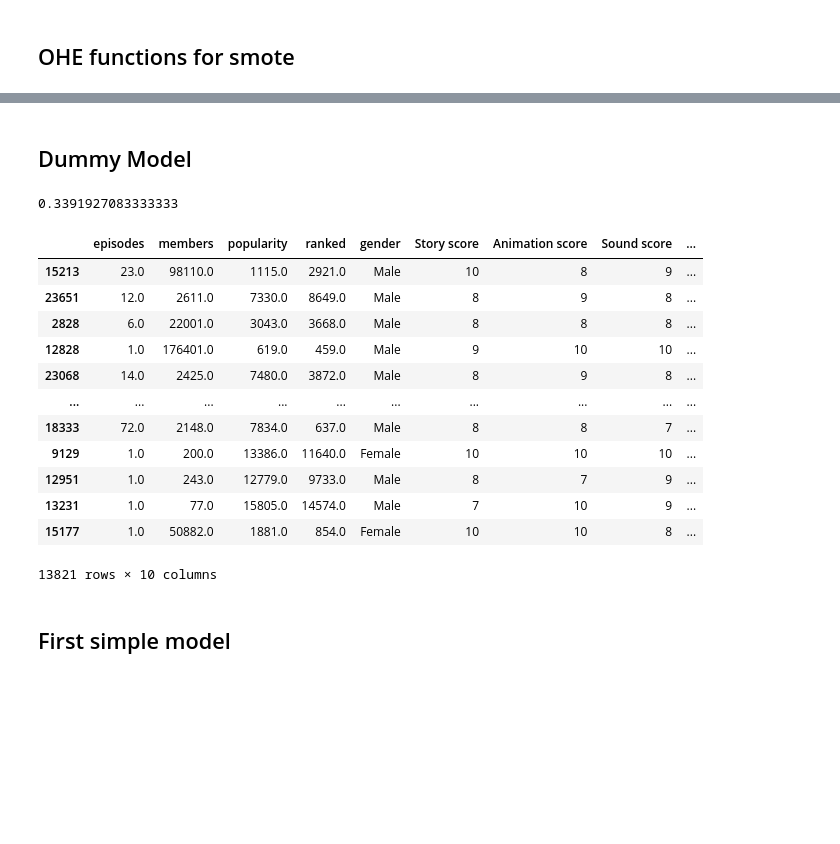
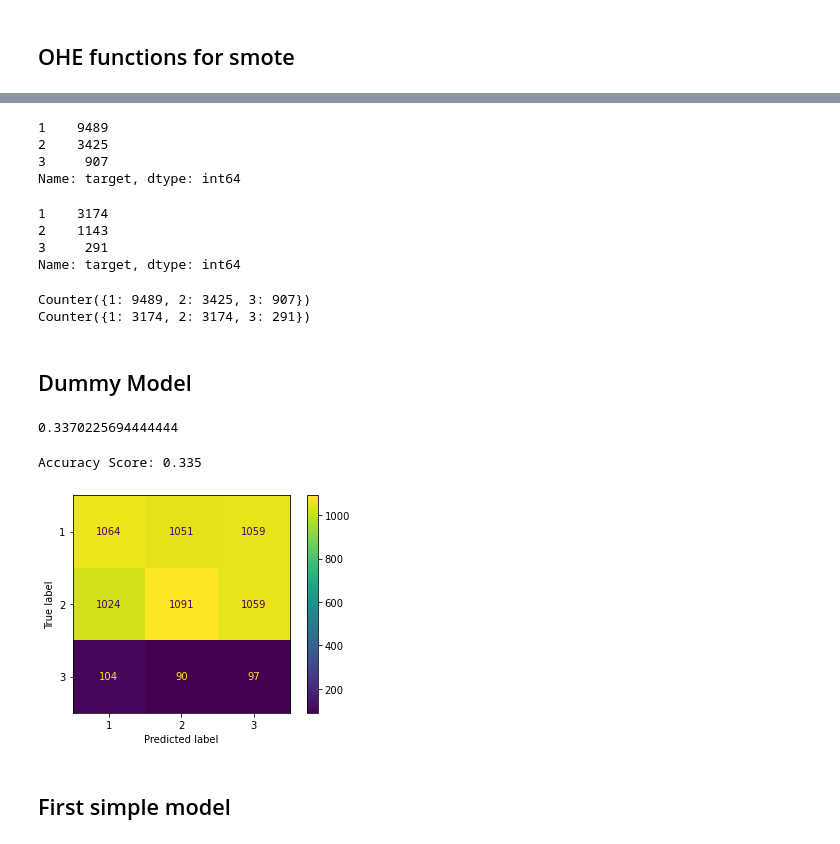
Before and after one commit to ileneee/Anime-Classification, a Jupyter notebook: master_notebook.ipynb, the cells around one changed output, grey strips where cells are left out. Cells and saved outputs as stored; diff of their text form; code cells hidden in the pictures; blank space fills up the shorter version.

Commit message:
better model scores

```diff
--- a/master_notebook.ipynb
+++ b/master_notebook.ipynb
@@ -506,0 +434,5 @@ dtype: object
+# %%
+# Called the OHE function we made and assigned new dataframe variables
+train_ohe = OHE(X_train, ['gender'])
+test_ohe = OHE(X_test, ['gender'])
+train_ohe
@@ -507,30 +453,50 @@ dtype: object
+# %%
+y_train.value_counts()
+# %% [output]
+1    9489
+2    3425
+3     907
+Name: target, dtype: int64
+# %%
+y_test.value_counts()
+# %% [output]
+1    3174
+2    1143
+3     291
+Name: target, dtype: int64
+# %%
+from imblearn.under_sampling import RandomUnderSampler
+from collections import Counter
+from imblearn.over_sampling import SMOTE
+
+smote=SMOTE("not minority")
+X_smote, y_smote = smote.fit_sample(train_ohe, y_train)
+X_test_smote, y_test_smote = smote.fit_sample(test_ohe, y_test)
+
+counter = Counter(y_train)
+test_counter = Counter(y_test_smote)
+print(counter)
+print(test_counter)
+# %% [output]
+Counter({1: 9489, 2: 3425, 3: 907})
+Counter({1: 3174, 2: 3174, 3: 291})
 # %% [markdown]
 ## Dummy Model
-# %%
-baseline = imbpipline(steps=[
-    ("preprocessor", preprocessor),
-    ("dummy", DummyClassifier(strategy= 'uniform', random_state=32))
-])
-
-baseline.fit(X_train, y_train)
-baseline.score(X_test, y_test)
-# %% [output]
-0.3391927083333333
-# %%
-X_train
-# %% [output]
-|  | episodes | members | popularity | ranked | gender | Story score | Animation score | Sound score | ... |
-| 15213 | 23.0 | 98110.0 | 1115.0 | 2921.0 | Male | 10 | 8 | 9 | ... |
-| 23651 | 12.0 | 2611.0 | 7330.0 | 8649.0 | Male | 8 | 9 | 8 | ... |
-| 2828 | 6.0 | 22001.0 | 3043.0 | 3668.0 | Male | 8 | 8 | 8 | ... |
-| 12828 | 1.0 | 176401.0 | 619.0 | 459.0 | Male | 9 | 10 | 10 | ... |
-| 23068 | 14.0 | 2425.0 | 7480.0 | 3872.0 | Male | 8 | 9 | 8 | ... |
-| ... | ... | ... | ... | ... | ... | ... | ... | ... | ... |
-| 18333 | 72.0 | 2148.0 | 7834.0 | 637.0 | Male | 8 | 8 | 7 | ... |
-| 9129 | 1.0 | 200.0 | 13386.0 | 11640.0 | Female | 10 | 10 | 10 | ... |
-| 12951 | 1.0 | 243.0 | 12779.0 | 9733.0 | Male | 8 | 7 | 9 | ... |
-| 13231 | 1.0 | 77.0 | 15805.0 | 14574.0 | Male | 7 | 10 | 9 | ... |
-| 15177 | 1.0 | 50882.0 | 1881.0 | 854.0 | Female | 10 | 10 | 8 | ... |
-13821 rows × 10 columns
+# %%
+# Created Dummy Classifier model to look at simple accuracy score
+from sklearn.dummy import DummyClassifier
+dummy = DummyClassifier(strategy='uniform')
+dummy.fit(X_train, y_train)
+y_pred = dummy.predict(X_train)
+y_test_pred = dummy.predict(X_test)
+y_pred_df = pd.DataFrame(y_pred)
+dummy.score(X_test, y_test)
+# %% [output]
+0.3370225694444444
+# %%
+confusion_and_metrics(dummy, X_test_smote, y_test_smote)
+# %% [output]
+Accuracy Score: 0.335
+[figure, added]
 # %% [markdown]
 ## First simple model
```
Also changed, not shown: parts of 21 cells of this notebook.
